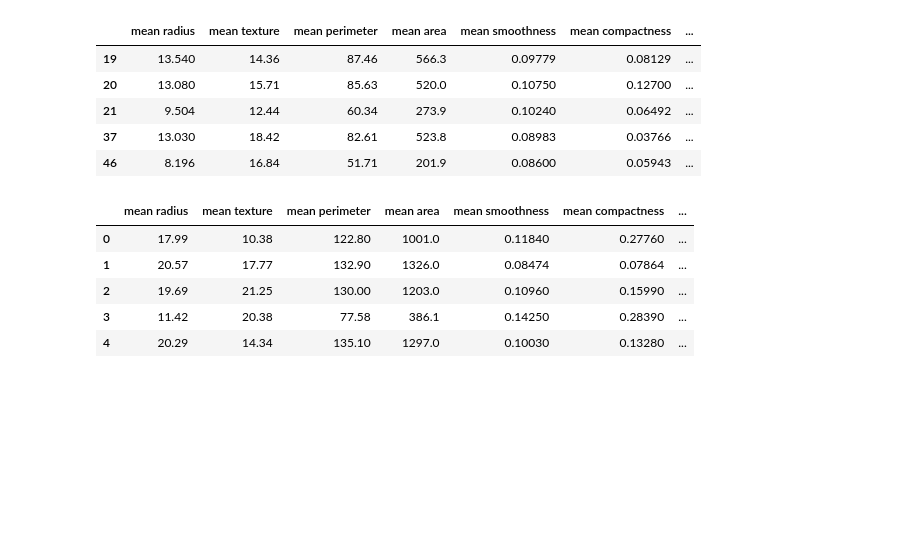
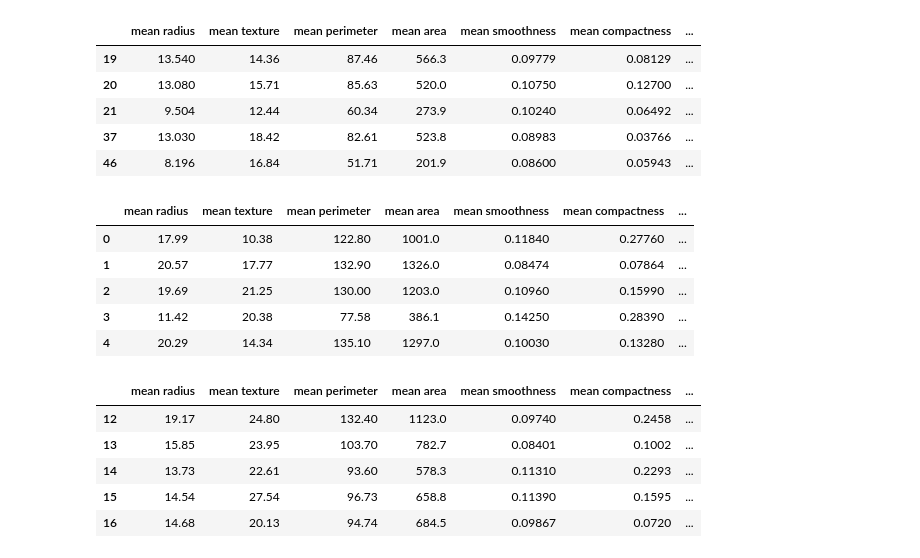
Before and after one commit to ShrutiPandey27/machine_learning_practice, a Jupyter notebook: support_vector.ipynb, the cells around one changed output. Saved outputs shown, nothing was run; the diff lists cells and outputs as text; code cells hidden in the pictures; blank space fills up the shorter version.

```diff
--- a/support_vector.ipynb
+++ b/support_vector.ipynb
@@ -106,3 +108,12 @@ df.head()
 | 2 | 19.69 | 21.25 | 130.00 | 1203.0 | 0.10960 | 0.15990 | ... |
 | 3 | 11.42 | 20.38 | 77.58 | 386.1 | 0.14250 | 0.28390 | ... |
 | 4 | 20.29 | 14.34 | 135.10 | 1297.0 | 0.10030 | 0.13280 | ... |
+# %%
+df[12:17]
+# %% [output]
+|  | mean radius | mean texture | mean perimeter | mean area | mean smoothness | mean compactness | ... |
+| 12 | 19.17 | 24.80 | 132.40 | 1123.0 | 0.09740 | 0.2458 | ... |
+| 13 | 15.85 | 23.95 | 103.70 | 782.7 | 0.08401 | 0.1002 | ... |
+| 14 | 13.73 | 22.61 | 93.60 | 578.3 | 0.11310 | 0.2293 | ... |
+| 15 | 14.54 | 27.54 | 96.73 | 658.8 | 0.11390 | 0.1595 | ... |
+| 16 | 14.68 | 20.13 | 94.74 | 684.5 | 0.09867 | 0.0720 | ... |
```
Also changed, not shown: parts of 23 cells of this notebook.
